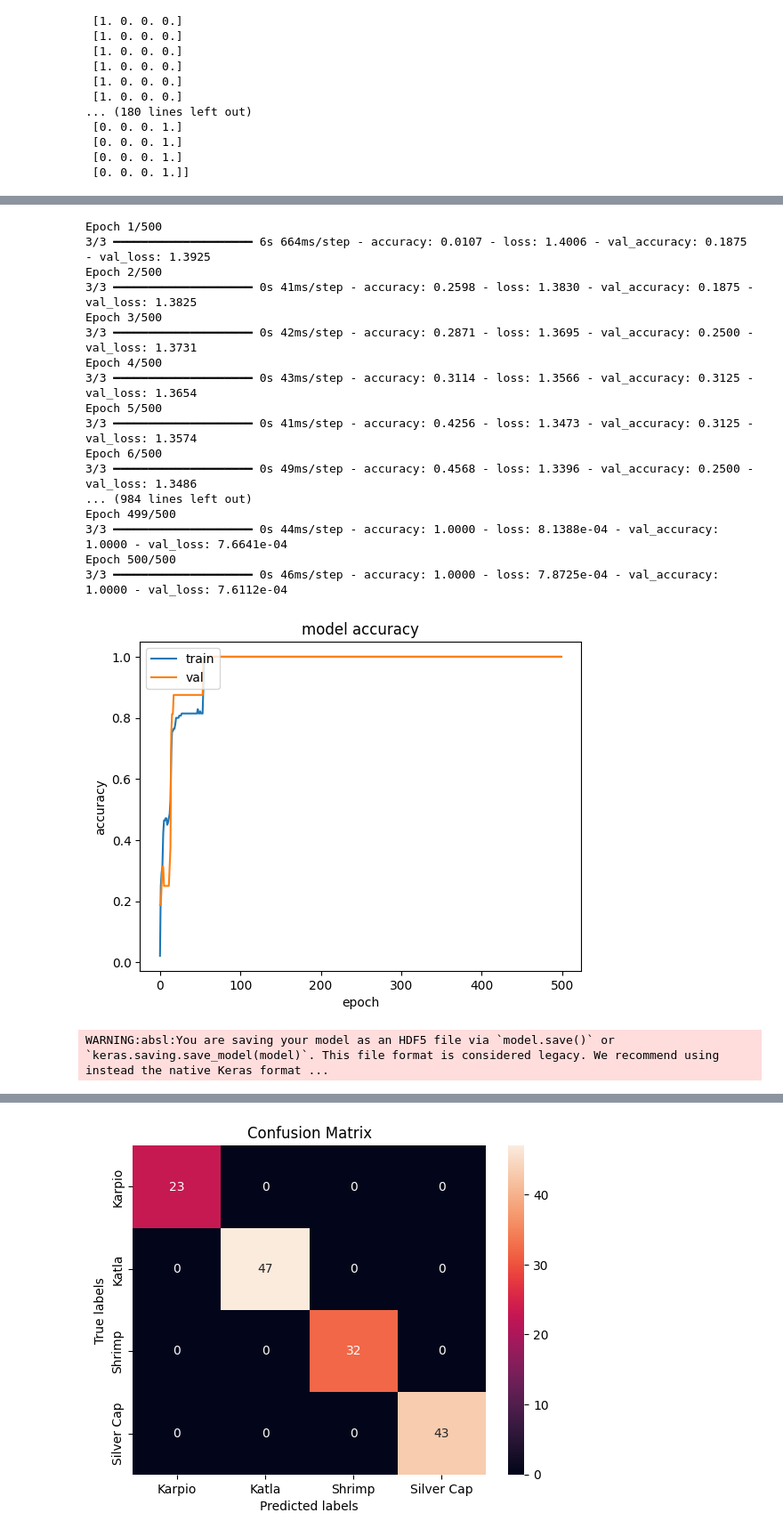
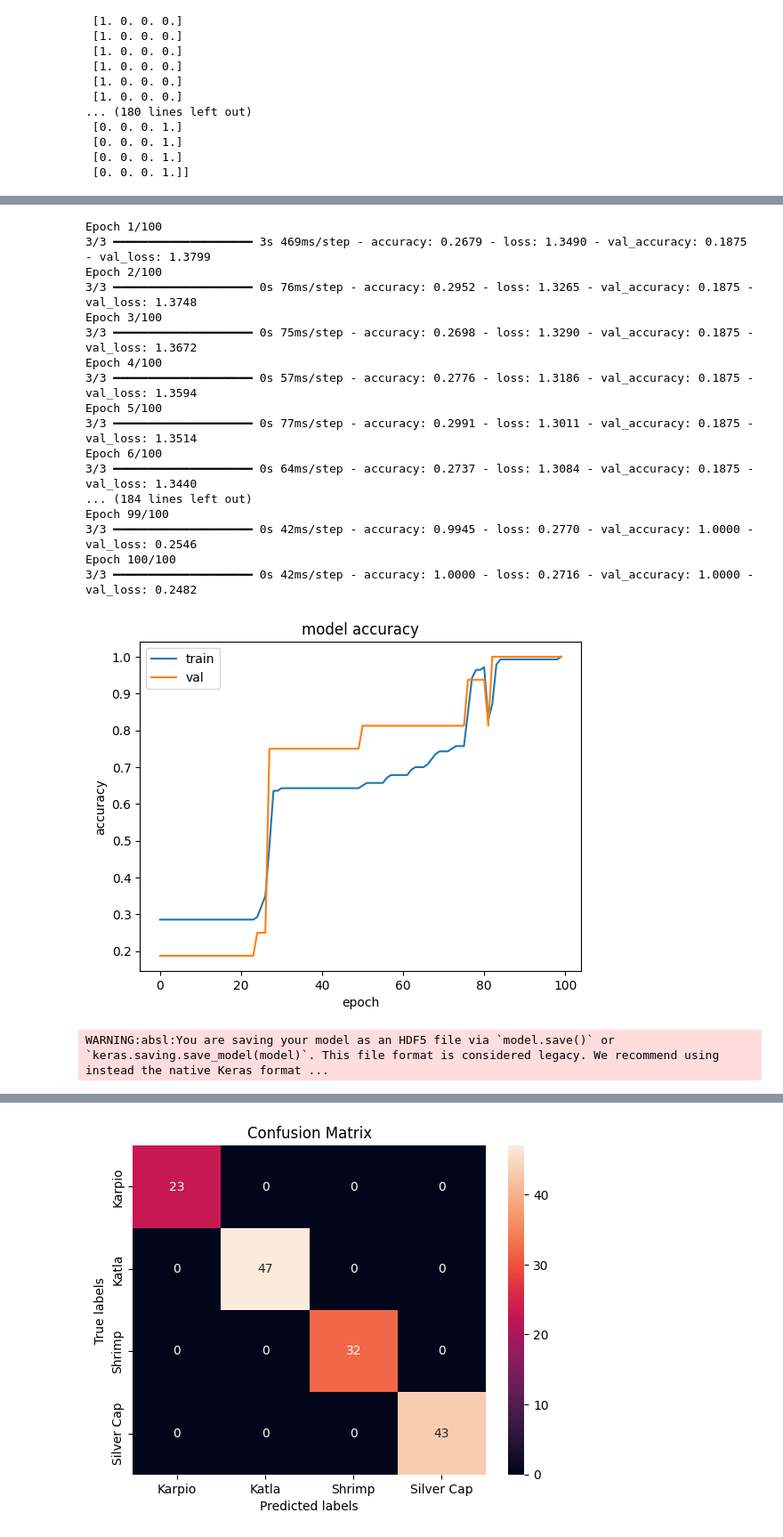
Before and after one commit to vvrgit/Aquaculture, a Jupyter notebook: Aquaculture_DNN_Spec.ipynb, the cells around one changed output, grey strips where cells are left out. Shown at 89% size. Drawn from its saved outputs; the diff is of its cells as text; code cells hidden in the pictures.

```diff
--- a/Aquaculture_DNN_Spec.ipynb
+++ b/Aquaculture_DNN_Spec.ipynb
@@ -754,7 +761,7 @@ dataframe.head()
 | 4 | 7.5 | 25.0 | 9.0 | 0 |
 # %%
 dataset = dataframe.values
-X = dataset[0:,1:4].astype(float)
-Y = dataset[0:,4]
+X = dataset[0:,0:3].astype(float)
+Y = dataset[0:,3]
 print(Y[0:])
 # %% [output]
@@ -840,34 +855,34 @@ model.compile(loss='categorical_crossentropy', optimizer='Adam', metrics=['accur
 # %%
 import keras
 from matplotlib import pyplot as plt
-history = model.fit(X_train,y_train,validation_split = 0.1,batch_size=64,epochs=500,verbose=1,callbacks=callbacks)
+history = model.fit(X_train,y_train,validation_split = 0.1,batch_size=64,epochs=100,verbose=1,callbacks=callbacks)
 plt.plot(history.history['accuracy'])
 plt.plot(history.history['val_accuracy'])
 plt.title('model accuracy')
 plt.ylabel('accuracy')
 plt.xlabel('epoch')
 plt.legend(['train', 'val'], loc='upper left')
 plt.show()
 model.save("Fish_Spech_64.h5")
 # %% [output]
-Epoch 1/500
-3/3 ━━━━━━━━━━━━━━━━━━━━ 6s 664ms/step - accuracy: 0.0107 - loss: 1.4006 - val_accuracy: 0.1875 - val_loss: 1.3925
-Epoch 2/500
-3/3 ━━━━━━━━━━━━━━━━━━━━ 0s 41ms/step - accuracy: 0.2598 - loss: 1.3830 - val_accuracy: 0.1875 - val_loss: 1.3825
-Epoch 3/500
-3/3 ━━━━━━━━━━━━━━━━━━━━ 0s 42ms/step - accuracy: 0.2871 - loss: 1.3695 - val_accuracy: 0.2500 - val_loss: 1.3731
-Epoch 4/500
-3/3 ━━━━━━━━━━━━━━━━━━━━ 0s 43ms/step - accuracy: 0.3114 - loss: 1.3566 - val_accuracy: 0.3125 - val_loss: 1.3654
-Epoch 5/500
-3/3 ━━━━━━━━━━━━━━━━━━━━ 0s 41ms/step - accuracy: 0.4256 - loss: 1.3473 - val_accuracy: 0.3125 - val_loss: 1.3574
-Epoch 6/500
-3/3 ━━━━━━━━━━━━━━━━━━━━ 0s 49ms/step - accuracy: 0.4568 - loss: 1.3396 - val_accuracy: 0.2500 - val_loss: 1.3486
-... (984 lines left out)
-Epoch 499/500
-3/3 ━━━━━━━━━━━━━━━━━━━━ 0s 44ms/step - accuracy: 1.0000 - loss: 8.1388e-04 - val_accuracy: 1.0000 - val_loss: 7.6641e-04
-Epoch 500/500
-3/3 ━━━━━━━━━━━━━━━━━━━━ 0s 46ms/step - accuracy: 1.0000 - loss: 7.8725e-04 - val_accuracy: 1.0000 - val_loss: 7.6112e-04
+Epoch 1/100
+3/3 ━━━━━━━━━━━━━━━━━━━━ 3s 469ms/step - accuracy: 0.2679 - loss: 1.3490 - val_accuracy: 0.1875 - val_loss: 1.3799
+Epoch 2/100
+3/3 ━━━━━━━━━━━━━━━━━━━━ 0s 76ms/step - accuracy: 0.2952 - loss: 1.3265 - val_accuracy: 0.1875 - val_loss: 1.3748
+Epoch 3/100
+3/3 ━━━━━━━━━━━━━━━━━━━━ 0s 75ms/step - accuracy: 0.2698 - loss: 1.3290 - val_accuracy: 0.1875 - val_loss: 1.3672
+Epoch 4/100
+3/3 ━━━━━━━━━━━━━━━━━━━━ 0s 57ms/step - accuracy: 0.2776 - loss: 1.3186 - val_accuracy: 0.1875 - val_loss: 1.3594
+Epoch 5/100
+3/3 ━━━━━━━━━━━━━━━━━━━━ 0s 77ms/step - accuracy: 0.2991 - loss: 1.3011 - val_accuracy: 0.1875 - val_loss: 1.3514
+Epoch 6/100
+3/3 ━━━━━━━━━━━━━━━━━━━━ 0s 64ms/step - accuracy: 0.2737 - loss: 1.3084 - val_accuracy: 0.1875 - val_loss: 1.3440
+... (184 lines left out)
+Epoch 99/100
+3/3 ━━━━━━━━━━━━━━━━━━━━ 0s 42ms/step - accuracy: 0.9945 - loss: 0.2770 - val_accuracy: 1.0000 - val_loss: 0.2546
+Epoch 100/100
+3/3 ━━━━━━━━━━━━━━━━━━━━ 0s 42ms/step - accuracy: 1.0000 - loss: 0.2716 - val_accuracy: 1.0000 - val_loss: 0.2482
-[figure, old version]
+[figure, new version]
 WARNING:absl:You are saving your model as an HDF5 file via `model.save()` or `keras.saving.save_model(model)`. This file format is considered legacy. We recommend using instead the native Keras format ...
 # %%
 # Write the index of the test sample to test
```
Also changed, not shown: parts of 11 cells of this notebook.
